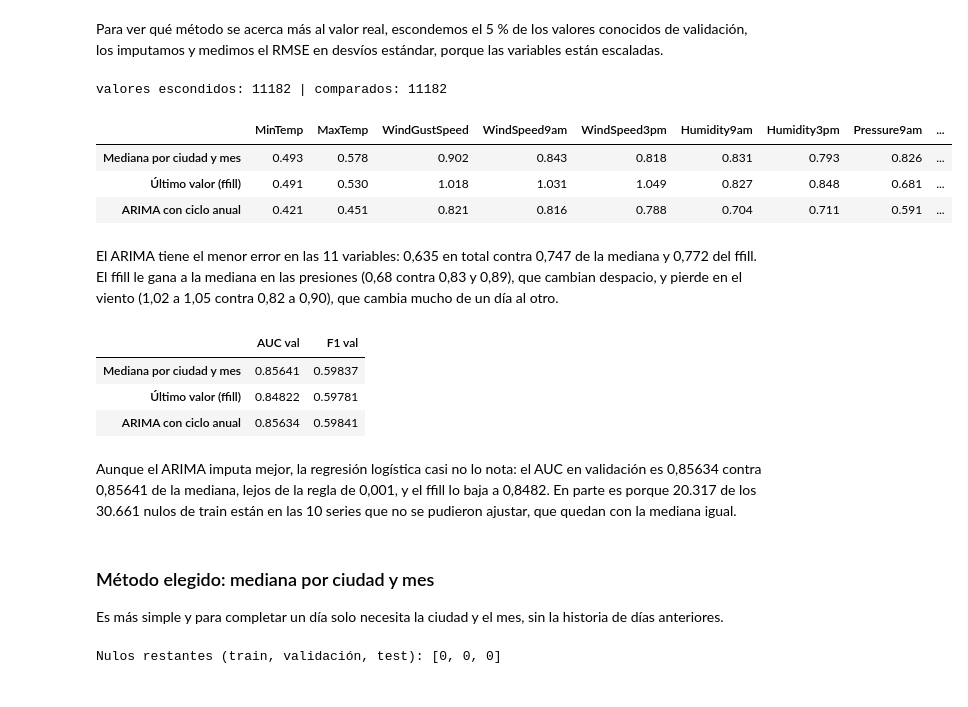
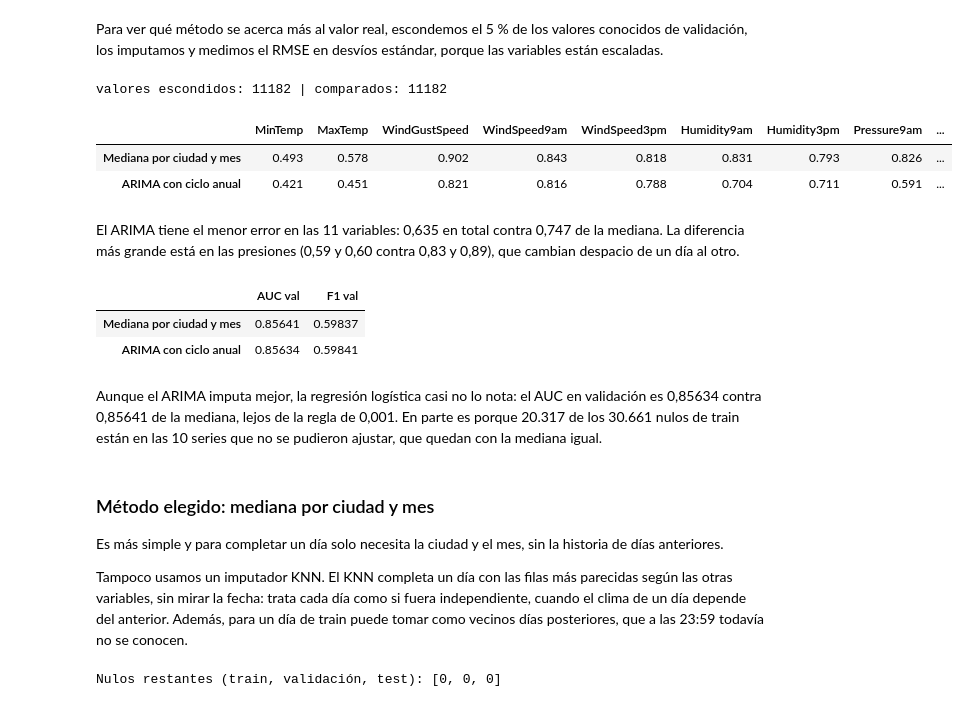
Before and after one commit to valentinocivetta04/TP_AA1_Civetta_Fucci_Frank_Winter, a Jupyter notebook: TP2/TP-clasificacion-AA1.ipynb, the cells around one changed output. Saved outputs shown, nothing was run; the diff lists cells and outputs as text; code cells hidden in the pictures.

Commit message:
refactor: quitar ffill y justificar la imputación sin KNN

```diff
--- a/TP2/TP-clasificacion-AA1.ipynb
+++ b/TP2/TP-clasificacion-AA1.ipynb
@@ -710,10 +710,8 @@ with warnings.catch_warnings():
             if y.notna().sum() >= 365:
                 parametros[ciudad, col] = SARIMAX(y, exog=ciclo(dias), order=(1, 0, 1)).fit(disp=False).params.to_numpy()
 
-def predecir(conjuntos, metodo):
+def predecir(conjuntos):
     todo = pd.concat(conjuntos).sort_values(['Location', 'Date'])
-    if metodo == 'ffill':
-        return todo.groupby('Location')[variables_arima].ffill()
     pred = pd.DataFrame(np.nan, index=todo.index, columns=variables_arima)
     with warnings.catch_warnings():
         warnings.simplefilter('ignore')
@@ -739,55 +737,52 @@ nulos de train en esas series: 20317 de 30661
 # %% [markdown]
 Para ver qué método se acerca más al valor real, escondemos el 5 % de los valores conocidos de validación, los imputamos y medimos el RMSE en desvíos estándar, porque las variables están escaladas.
 # %%
-# Esconde el 5 % de los valores conocidos de validación, los imputa con cada método y mide el error contra el valor real
+# Esconde el 5 % de los valores conocidos de validación, los imputa con la mediana y con el ARIMA y mide el error contra el valor real
 rng = np.random.default_rng(42)
 mascara = pd.DataFrame(rng.random((len(val_esc), len(variables_arima))) < 0.05, index=val_esc.index, columns=variables_arima) & val_esc[variables_arima].notna()
 oculto = val_esc.copy()
 oculto[variables_arima] = val_esc[variables_arima].mask(mascara)
 
 por_mes = mediana_ciudad_mes.reindex(pd.MultiIndex.from_arrays([val_esc['Location'], val_esc['Date'].dt.month])).set_axis(val_esc.index)
-estimaciones = {'Mediana por ciudad y mes': por_mes.fillna(mediana_ciudad.reindex(val_esc['Location']).set_axis(val_esc.index)).fillna(mediana_global)[variables_arima]}
-for nombre, metodo in [('Último valor (ffill)', 'ffill'), ('ARIMA con ciclo anual', 'ARIMA')]:
-    estimaciones[nombre] = predecir([train_esc, oculto, test_esc], metodo).reindex(val_esc.index)
+estimaciones = {'Mediana por ciudad y mes': por_mes.fillna(mediana_ciudad.reindex(val_esc['Location']).set_axis(val_esc.index)).fillna(mediana_global)[variables_arima],
+                'ARIMA con ciclo anual': predecir([train_esc, oculto, test_esc]).reindex(val_esc.index)}
 
-valida = mascara & estimaciones['Último valor (ffill)'].notna() & estimaciones['ARIMA con ciclo anual'].notna()
+valida = mascara & estimaciones['ARIMA con ciclo anual'].notna()
 errores = {n: (e - val_esc[variables_arima]).where(valida) ** 2 for n, e in estimaciones.items()}
 tabla_error = pd.DataFrame({n: np.sqrt(e.mean()) for n, e in errores.items()}).T
 tabla_error['Todas'] = [np.sqrt(e.stack().mean()) for e in errores.values()]
 print('valores escondidos:', int(mascara.sum().sum()), '| comparados:', int(valida.sum().sum()))
 tabla_error.round(3)
 # %% [output]
 valores escondidos: 11182 | comparados: 11182
 |  | MinTemp | MaxTemp | WindGustSpeed | WindSpeed9am | WindSpeed3pm | Humidity9am | Humidity3pm | Pressure9am | ... |
 | Mediana por ciudad y mes | 0.493 | 0.578 | 0.902 | 0.843 | 0.818 | 0.831 | 0.793 | 0.826 | ... |
-| Último valor (ffill) | 0.491 | 0.530 | 1.018 | 1.031 | 1.049 | 0.827 | 0.848 | 0.681 | ... |
 | ARIMA con ciclo anual | 0.421 | 0.451 | 0.821 | 0.816 | 0.788 | 0.704 | 0.711 | 0.591 | ... |
 # %% [markdown]
-El ARIMA tiene el menor error en las 11 variables: 0,635 en total contra 0,747 de la mediana y 0,772 del ffill. El ffill le gana a la mediana en las presiones (0,68 contra 0,83 y 0,89), que cambian despacio, y pierde en el viento (1,02 a 1,05 contra 0,82 a 0,90), que cambia mucho de un día al otro.
+El ARIMA tiene el menor error en las 11 variables: 0,635 en total contra 0,747 de la mediana. La diferencia más grande está en las presiones (0,59 y 0,60 contra 0,83 y 0,89), que cambian despacio de un día al otro.
 # %%
-# Misma regresión logística balanceada con los datos imputados por ffill y por ARIMA, medida en validación junto a los métodos anteriores
+# Misma regresión logística balanceada con los datos imputados por el ARIMA, medida en validación junto a la mediana
 originales = [train_esc, val_esc, test_esc]
-nuevos = {}
-for nombre, metodo in [('Último valor (ffill)', 'ffill'), ('ARIMA con ciclo anual', 'ARIMA')]:
-    pred = predecir(originales, metodo)
-    imputadas[nombre] = [b.assign(**{c: d[c].fillna(pred[c].reindex(d.index)).fillna(b[c]) for c in variables_arima})
-                         for d, b in zip(originales, imputadas['Mediana por ciudad y mes'])]
-    X_tr, X_va, _ = armar_X(imputadas[nombre])
-    modelo = LogisticRegression(max_iter=1000, class_weight='balanced', random_state=42).fit(X_tr, y_train)
-    prob = modelo.predict_proba(X_va)[:, 1]
-    nuevos[nombre] = {'AUC val': roc_auc_score(y_val, prob), 'F1 val': f1_score(y_val, prob >= 0.5)}
-pd.concat([resultados_imp, pd.DataFrame(nuevos).T]).round(5)
+pred = predecir(originales)
+imputadas['ARIMA con ciclo anual'] = [b.assign(**{c: d[c].fillna(pred[c].reindex(d.index)).fillna(b[c]) for c in variables_arima})
+                                      for d, b in zip(originales, imputadas['Mediana por ciudad y mes'])]
+X_tr, X_va, _ = armar_X(imputadas['ARIMA con ciclo anual'])
+modelo = LogisticRegression(max_iter=1000, class_weight='balanced', random_state=42).fit(X_tr, y_train)
+prob = modelo.predict_proba(X_va)[:, 1]
+resultados_imp.loc['ARIMA con ciclo anual'] = [roc_auc_score(y_val, prob), f1_score(y_val, prob >= 0.5)]
+resultados_imp.round(5)
 # %% [output]
 |  | AUC val | F1 val |
 | Mediana por ciudad y mes | 0.85641 | 0.59837 |
-| Último valor (ffill) | 0.84822 | 0.59781 |
 | ARIMA con ciclo anual | 0.85634 | 0.59841 |
 # %% [markdown]
-Aunque el ARIMA imputa mejor, la regresión logística casi no lo nota: el AUC en validación es 0,85634 contra 0,85641 de la mediana, lejos de la regla de 0,001, y el ffill lo baja a 0,8482. En parte es porque 20.317 de los 30.661 nulos de train están en las 10 series que no se pudieron ajustar, que quedan con la mediana igual.
+Aunque el ARIMA imputa mejor, la regresión logística casi no lo nota: el AUC en validación es 0,85634 contra 0,85641 de la mediana, lejos de la regla de 0,001. En parte es porque 20.317 de los 30.661 nulos de train están en las 10 series que no se pudieron ajustar, que quedan con la mediana igual.
 # %% [markdown]
 ### Método elegido: mediana por ciudad y mes
 
 Es más simple y para completar un día solo necesita la ciudad y el mes, sin la historia de días anteriores.
+
+Tampoco usamos un imputador KNN. El KNN completa un día con las filas más parecidas según las otras variables, sin mirar la fecha: trata cada día como si fuera independiente, cuando el clima de un día depende del anterior. Además, para un día de train puede tomar como vecinos días posteriores, que a las 23:59 todavía no se conocen.
 # %%
 # Nos quedamos con la mediana por ciudad y mes
 metodo_final = 'Mediana por ciudad y mes'
```
Also changed, not shown: parts of 2 cells of this notebook.
